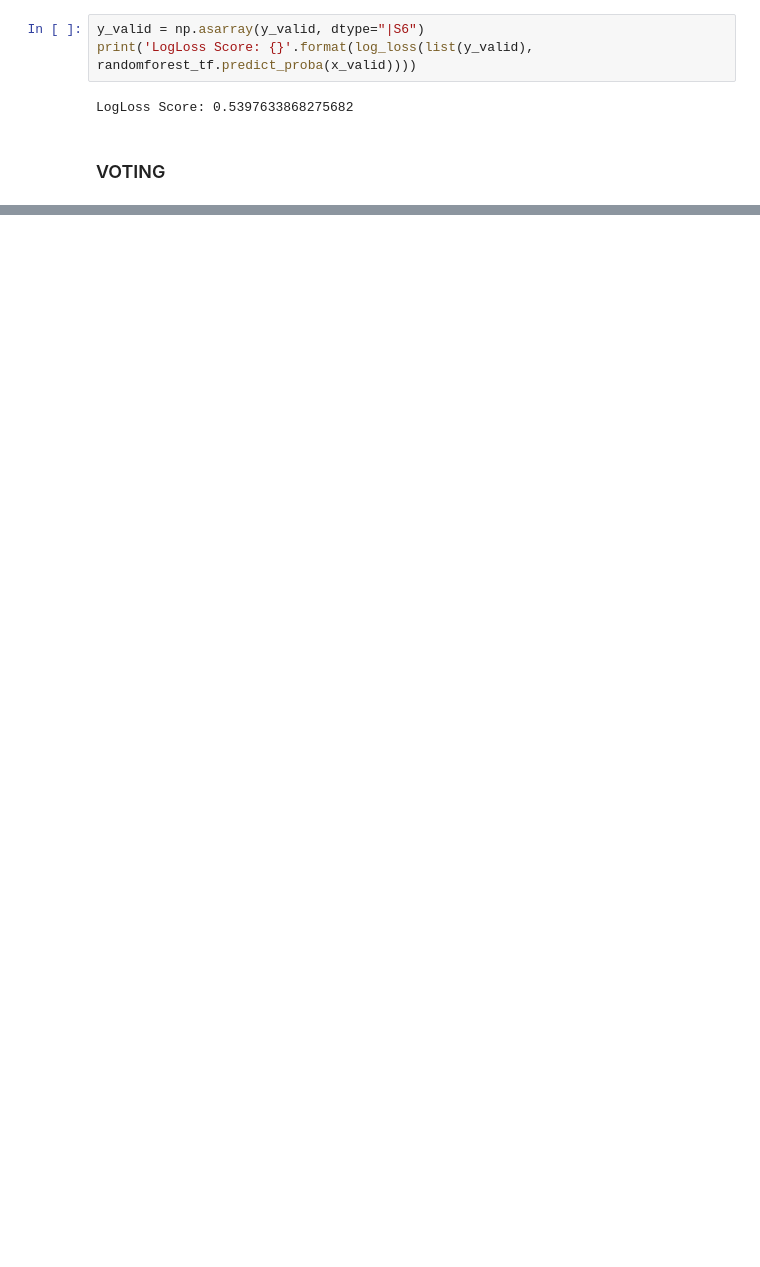
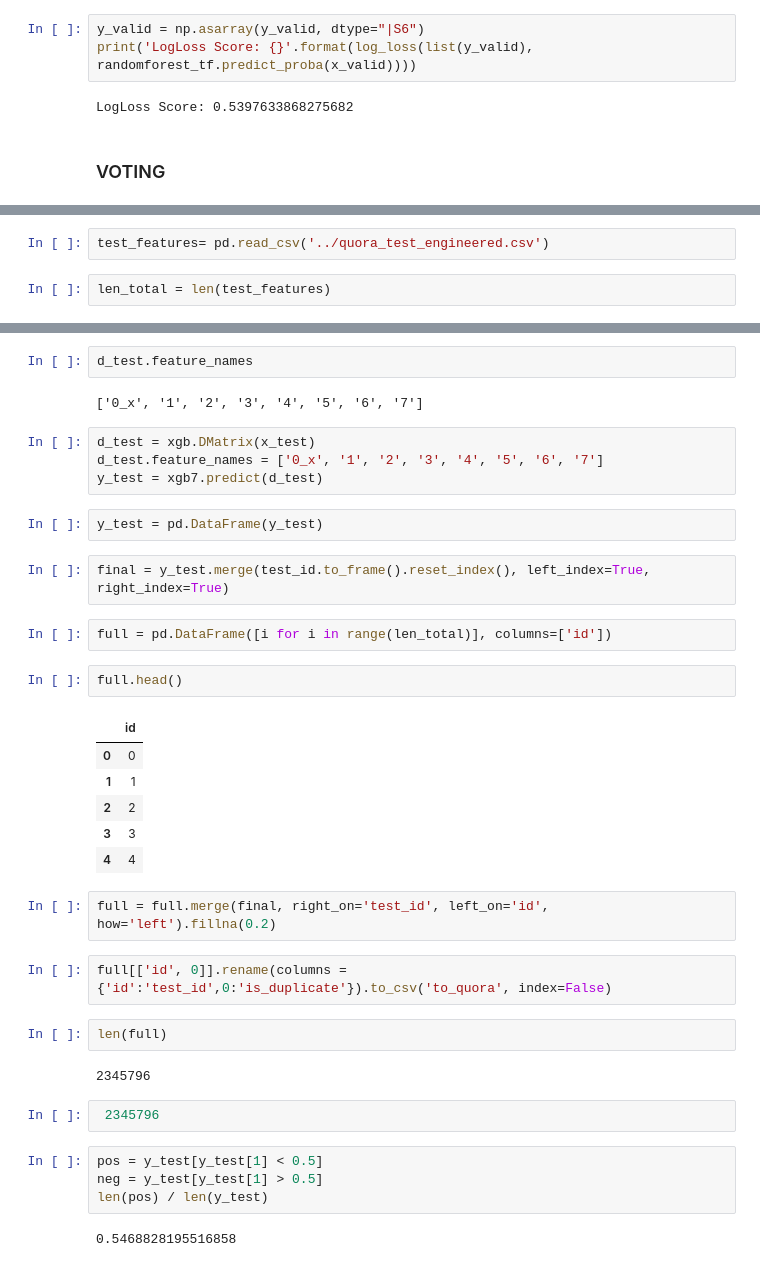
Before and after one commit to JoaoCarabetta/QuoraKaggle, a Jupyter notebook: XgBoost.ipynb, the cells around one changed output, grey strips where cells are left out. Drawn from its saved outputs; the diff is of its cells as text; blank space fills up the shorter version.

```diff
--- a/XgBoost.ipynb
+++ b/XgBoost.ipynb
@@ -738,0 +812,4 @@ LogLoss Score: 0.5502968692024861
+# %%
+test_features= pd.read_csv('../quora_test_engineered.csv')
+# %%
+len_total = len(test_features)
@@ -738,0 +845,39 @@ LogLoss Score: 0.5502968692024861
+# %%
+d_test.feature_names
+# %% [output]
+['0_x', '1', '2', '3', '4', '5', '6', '7']
+# %%
+d_test = xgb.DMatrix(x_test)
+d_test.feature_names = ['0_x', '1', '2', '3', '4', '5', '6', '7']
+y_test = xgb7.predict(d_test)
+# %%
+y_test = pd.DataFrame(y_test)
+# %%
+final = y_test.merge(test_id.to_frame().reset_index(), left_index=True, right_index=True)
+# %%
+full = pd.DataFrame([i for i in range(len_total)], columns=['id'])
+# %%
+full.head()
+# %% [output]
+|  | id |
+| 0 | 0 |
+| 1 | 1 |
+| 2 | 2 |
+| 3 | 3 |
+| 4 | 4 |
+# %%
+full = full.merge(final, right_on='test_id', left_on='id', how='left').fillna(0.2)
+# %%
+full[['id', 0]].rename(columns = {'id':'test_id',0:'is_duplicate'}).to_csv('to_quora', index=False)
+# %%
+len(full)
+# %% [output]
+2345796
+# %%
+ 2345796
+# %%
+pos = y_test[y_test[1] < 0.5]
+neg = y_test[y_test[1] > 0.5]
+len(pos) / len(y_test)
+# %% [output]
+0.5468828195516858
```
Also changed, not shown: parts of 65 cells of this notebook.
